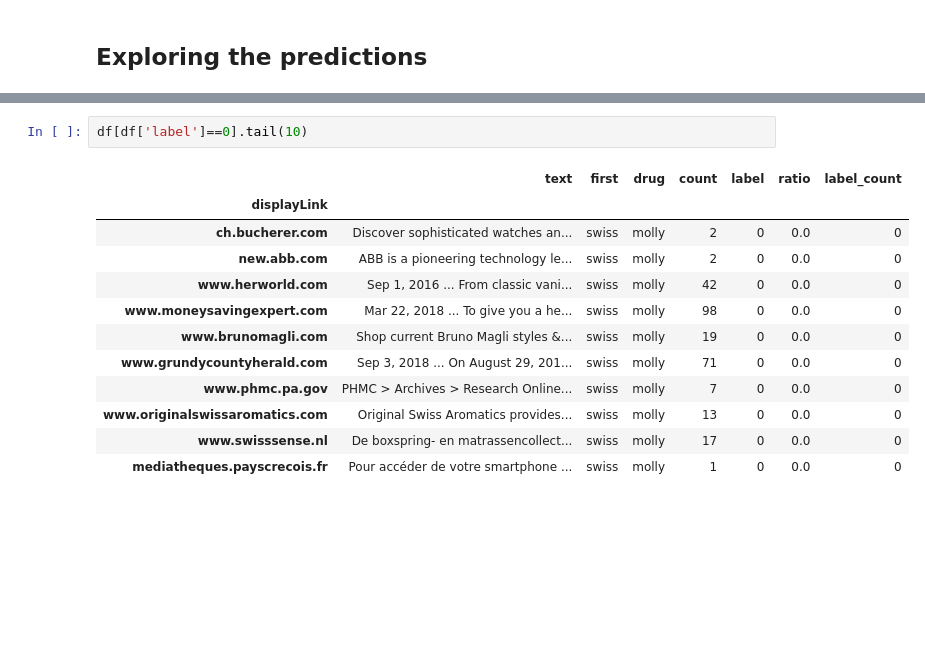
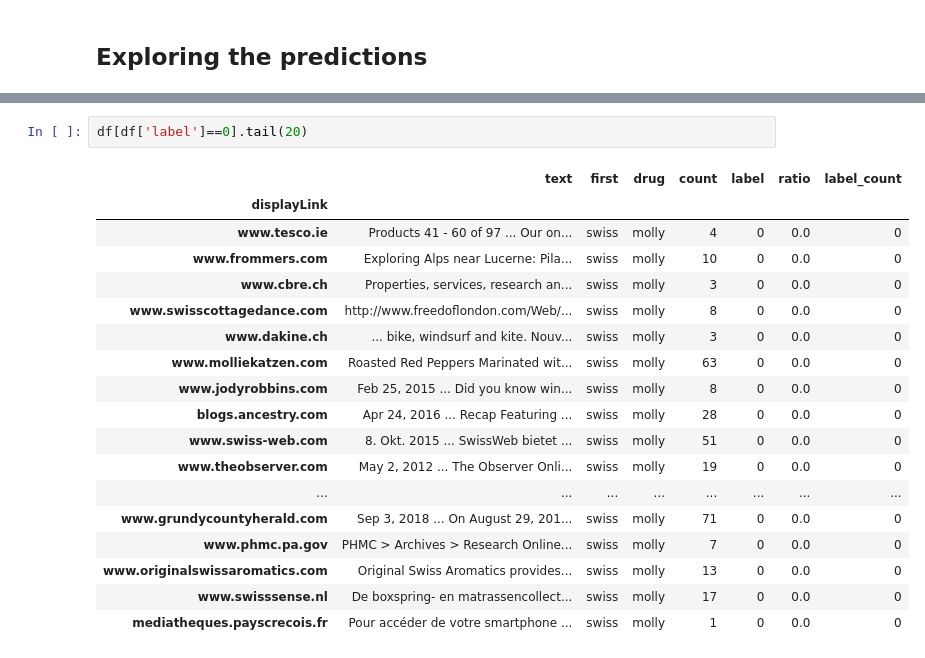
Before and after one commit to miallema/ESC, a Jupyter notebook: src/webshop_classification.ipynb, the cells around one changed output, grey strips where cells are left out. Drawn from its saved outputs; the diff is of its cells as text; blank space fills up the shorter version.

```diff
--- a/src/webshop_classification.ipynb
+++ b/src/webshop_classification.ipynb
@@ -110,13 +116,19 @@ df[df['label']==1].head(10)
 # %%
-df[df['label']==0].tail(10)
+df[df['label']==0].tail(20)
 # %% [output]
 |  | text | first | drug | count | label | ratio | label_count |
 | displayLink |  |  |  |  |  |  |  |
-| ch.bucherer.com | Discover sophisticated watches an... | swiss | molly | 2 | 0 | 0.0 | 0 |
-| new.abb.com | ABB is a pioneering technology le... | swiss | molly | 2 | 0 | 0.0 | 0 |
-| www.herworld.com | Sep 1, 2016 ... From classic vani... | swiss | molly | 42 | 0 | 0.0 | 0 |
-| www.moneysavingexpert.com | Mar 22, 2018 ... To give you a he... | swiss | molly | 98 | 0 | 0.0 | 0 |
-| www.brunomagli.com | Shop current Bruno Magli styles &... | swiss | molly | 19 | 0 | 0.0 | 0 |
+| www.tesco.ie | Products 41 - 60 of 97 ... Our on... | swiss | molly | 4 | 0 | 0.0 | 0 |
+| www.frommers.com | Exploring Alps near Lucerne: Pila... | swiss | molly | 10 | 0 | 0.0 | 0 |
+| www.cbre.ch | Properties, services, research an... | swiss | molly | 3 | 0 | 0.0 | 0 |
+| www.swisscottagedance.com | http://www.freedoflondon.com/Web/... | swiss | molly | 8 | 0 | 0.0 | 0 |
+| www.dakine.ch | ... bike, windsurf and kite. Nouv... | swiss | molly | 3 | 0 | 0.0 | 0 |
+| www.molliekatzen.com | Roasted Red Peppers Marinated wit... | swiss | molly | 63 | 0 | 0.0 | 0 |
+| www.jodyrobbins.com | Feb 25, 2015 ... Did you know win... | swiss | molly | 8 | 0 | 0.0 | 0 |
+| blogs.ancestry.com | Apr 24, 2016 ... Recap Featuring ... | swiss | molly | 28 | 0 | 0.0 | 0 |
+| www.swiss-web.com | 8. Okt. 2015 ... SwissWeb bietet ... | swiss | molly | 51 | 0 | 0.0 | 0 |
+| www.theobserver.com | May 2, 2012 ... The Observer Onli... | swiss | molly | 19 | 0 | 0.0 | 0 |
+| ... | ... | ... | ... | ... | ... | ... | ... |
 | www.grundycountyherald.com | Sep 3, 2018 ... On August 29, 201... | swiss | molly | 71 | 0 | 0.0 | 0 |
 | www.phmc.pa.gov | PHMC > Archives > Research Online... | swiss | molly | 7 | 0 | 0.0 | 0 |
 | www.originalswissaromatics.com | Original Swiss Aromatics provides... | swiss | molly | 13 | 0 | 0.0 | 0 |
```
Also changed, not shown: parts of 7 cells of this notebook, 8 other files.
